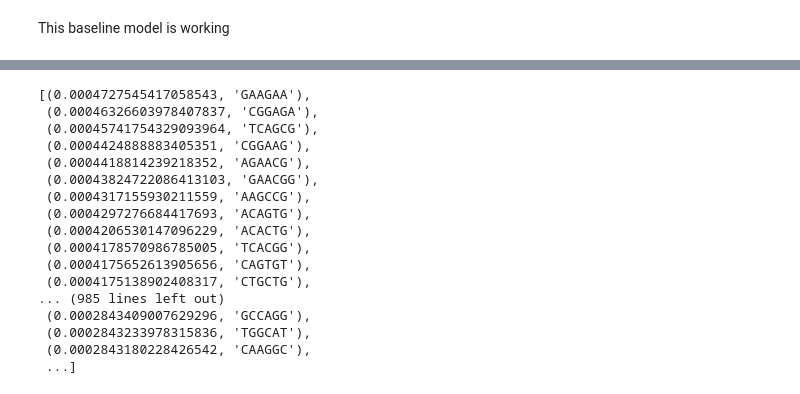
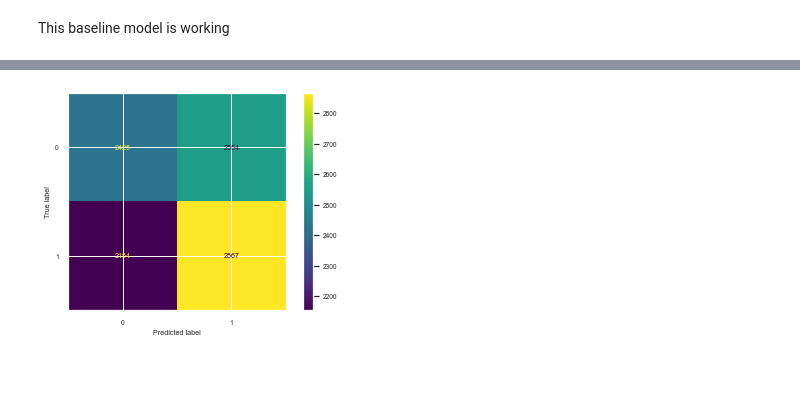
Before and after one commit to harryminds/DNA-Sequence-Classification, a Jupyter notebook: DNA Sequence Classification.ipynb, the cells around one changed output, grey strips where cells are left out. Saved outputs shown, nothing was run; the diff lists cells and outputs as text; code cells hidden in the pictures.

```diff
--- a/DNA Sequence Classification.ipynb
+++ b/DNA Sequence Classification.ipynb
@@ -435,27 +450,25 @@ This baseline model is working
 # %%
-baseline_df = pd.concat([human_df, chimp_df], axis=0).reset_index(drop=True)
+human_chimp_df = pd.concat([human_df, chimp_df], axis=0).reset_index(drop=True)
 
 labeler = LabelEncoder()
 
-X = baseline_df.drop(columns='target')
-y = labeler.fit_transform(baseline_df['target'])
+X = human_chimp_df.drop(columns='target')
+y = labeler.fit_transform(human_chimp_df['target'])
 
 X_train, X_test, y_train, y_test = train_test_split(X, y, random_state=42)
 
-kmer_transformer = KMerTransformer(k=6)
-%time X_train_trans = kmer_transformer.fit_transform(X_train)
-%time X_test_trans = kmer_transformer.transform(X_test)
+kmer_transformer = KMerTransformer(k=3)
+X_train_trans = kmer_transformer.fit_transform(X_train)
+X_test_trans = kmer_transformer.transform(X_test)
 
-baseline_model = Pipeline(steps=[
+human_chimp_model = Pipeline(steps=[
     ('scaler', StandardScaler()),
-    ('classifier', ExtraTreesClassifier(random_state=42))
+    ('classifier', LogisticRegression(random_state=42))
 ], verbose=True)
-baseline_model
 
-baseline_model.fit(X_train_trans, y_train)
-y_preds = baseline_model.predict(X_test_trans)
+with parallel_backend('threading', n_jobs=-1):
+    human_chimp_model.fit(X_train_trans, y_train)
+    y_preds = human_chimp_model.predict(X_test_trans)
 
 print(classification_report(labeler.inverse_transform(y_test), labeler.inverse_transform(y_preds)))
-plot_confusion_matrix(baseline_model, X_test_trans, y_test)
-plt.show()
 # %% [output]
@@ -493,20 +485,5 @@ X_train_trans
-# %%
-sorted(zip(baseline_model['classifier'].feature_importances_, X_train_trans.columns), reverse=True)
-# %% [output]
-[(0.0004727545417058543, 'GAAGAA'),
- (0.00046326603978407837, 'CGGAGA'),
- (0.00045741754329093964, 'TCAGCG'),
- (0.0004424888883405351, 'CGGAAG'),
- (0.0004418814239218352, 'AGAACG'),
- (0.00043824722086413103, 'GAACGG'),
- (0.0004317155930211559, 'AAGCCG'),
- (0.0004297276684417693, 'ACAGTG'),
- (0.0004206530147096229, 'ACACTG'),
- (0.0004178570986785005, 'TCACGG'),
- (0.0004175652613905656, 'CAGTGT'),
- (0.0004175138902408317, 'CTGCTG'),
-... (985 lines left out)
- (0.0002843409007629296, 'GCCAGG'),
- (0.0002843233978315836, 'TGGCAT'),
- (0.0002843180228426542, 'CAAGGC'),
- ...]
+# %%
+plot_confusion_matrix(human_chimp_model, X_test_trans, y_test)
+plt.show()
+# %% [output]
+[figure, added]
```
Also changed, not shown: parts of 44 cells of this notebook, 1 other file.
